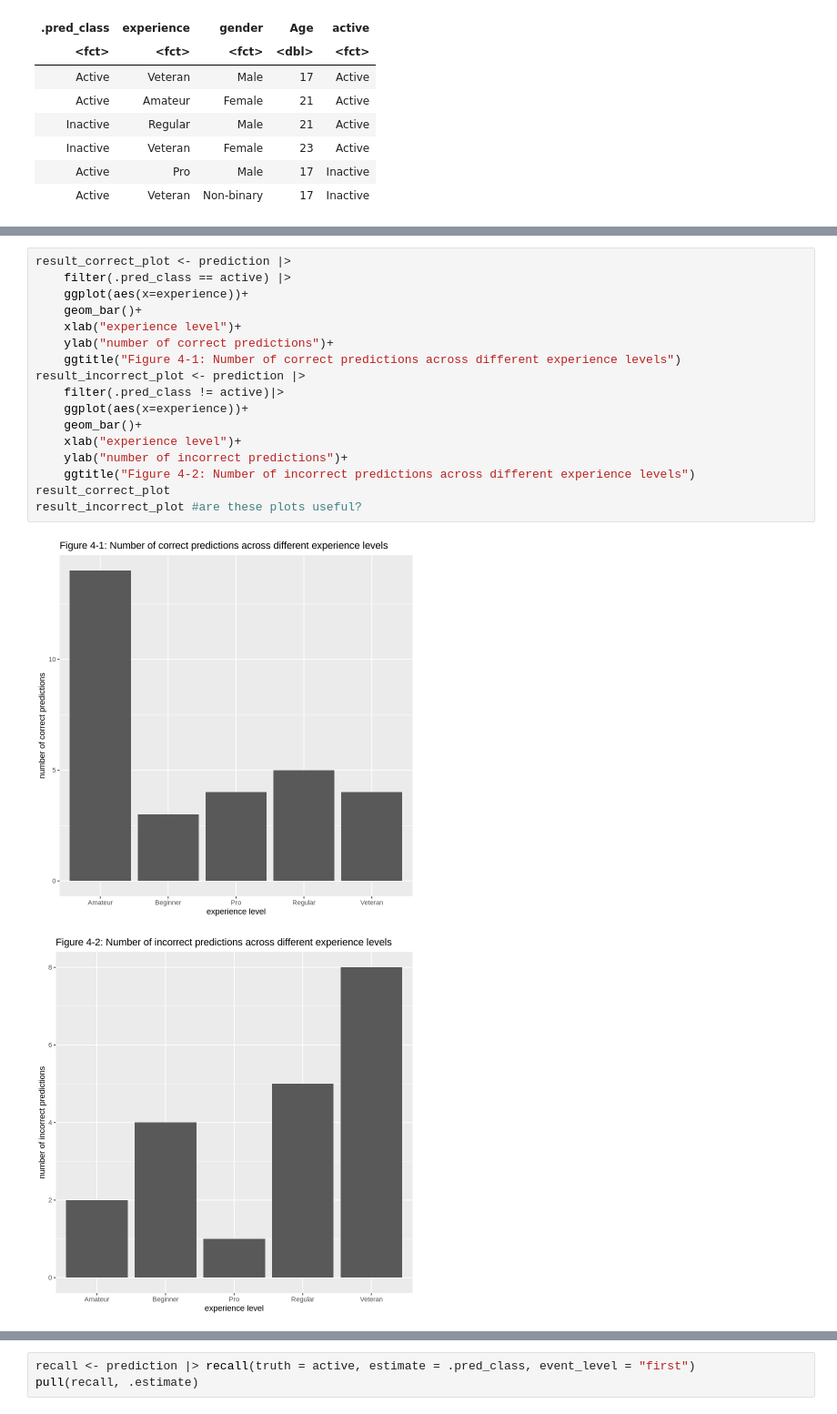
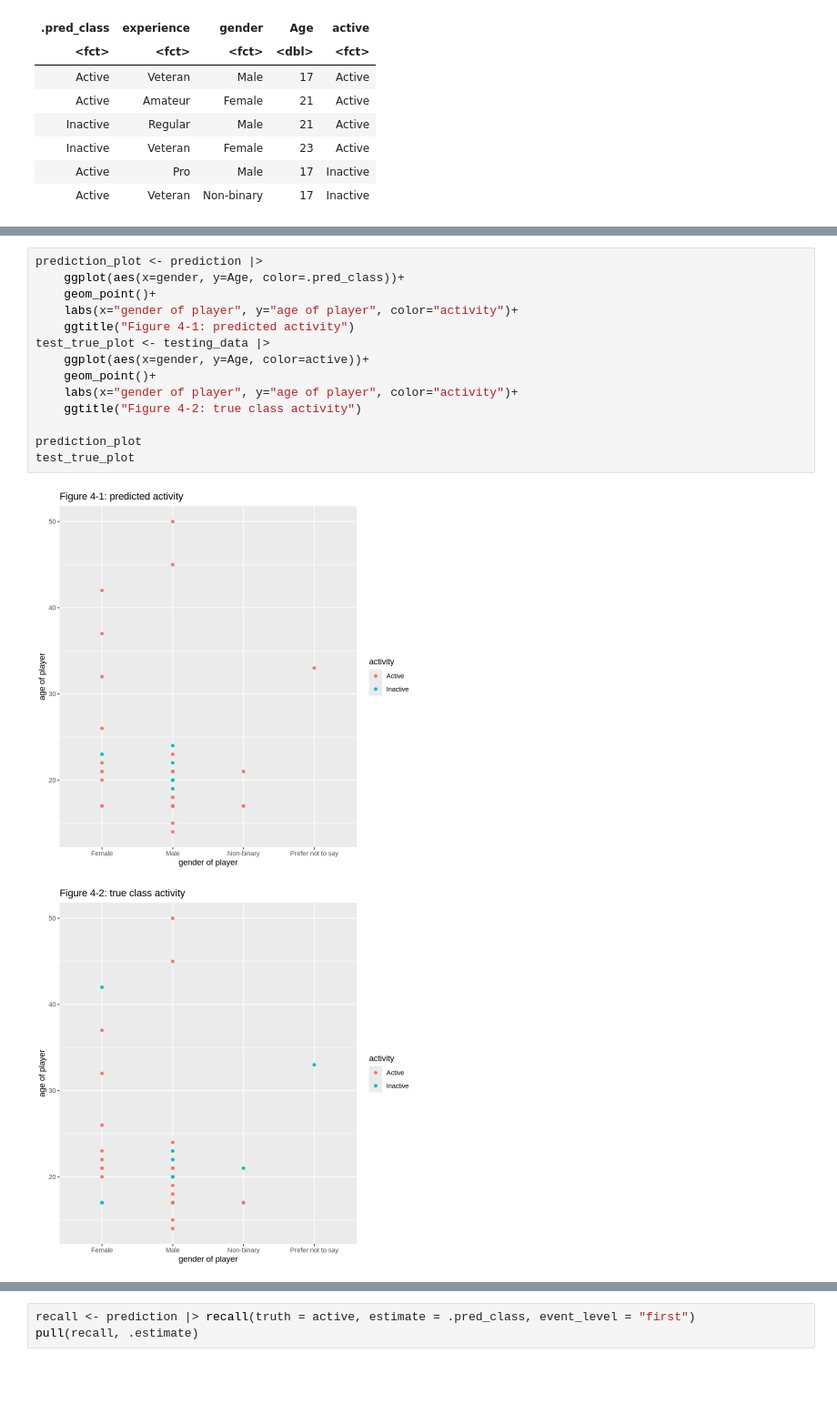
Before and after one commit to lucychenyun/DSCI100-Project-Group, a Jupyter notebook: Project.ipynb, the cells around one changed output, grey strips where cells are left out. Shown at 91% size. Saved outputs shown, nothing was run; the diff lists cells and outputs as text; blank space fills up the shorter version.

Commit message:
Refined result visualization

```diff
--- a/Project.ipynb
+++ b/Project.ipynb
@@ -257,23 +277,20 @@ Prediction Active Inactive
 # %%
-result_correct_plot <- prediction |>
-    filter(.pred_class == active) |>
-    ggplot(aes(x=experience))+
-    geom_bar()+
-    xlab("experience level")+
-    ylab("number of correct predictions")+
-    ggtitle("Figure 4-1: Number of correct predictions across different experience levels")
-result_incorrect_plot <- prediction |>
-    filter(.pred_class != active)|>
-    ggplot(aes(x=experience))+
-    geom_bar()+
-    xlab("experience level")+
-    ylab("number of incorrect predictions")+
-    ggtitle("Figure 4-2: Number of incorrect predictions across different experience levels")
-result_correct_plot
-result_incorrect_plot #are these plots useful?
+prediction_plot <- prediction |>
+    ggplot(aes(x=gender, y=Age, color=.pred_class))+
+    geom_point()+
+    labs(x="gender of player", y="age of player", color="activity")+
+    ggtitle("Figure 4-1: predicted activity")
+test_true_plot <- testing_data |>
+    ggplot(aes(x=gender, y=Age, color=active))+
+    geom_point()+
+    labs(x="gender of player", y="age of player", color="activity")+
+    ggtitle("Figure 4-2: true class activity")
+
+prediction_plot
+test_true_plot
 # %% [output]
-[figure, old version]
+[figure, new version]
-[figure, old version]
+[figure, new version]
 # %%
 result_accuracy <- prediction |>
     metrics(truth=active, estimate=.pred_class)|>
```
Also changed, not shown: parts of 6 cells of this notebook.
